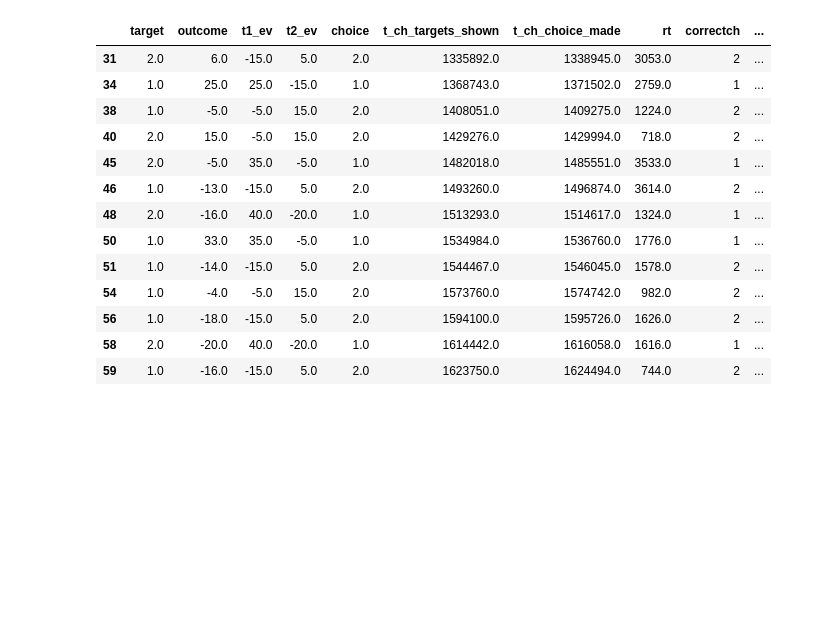
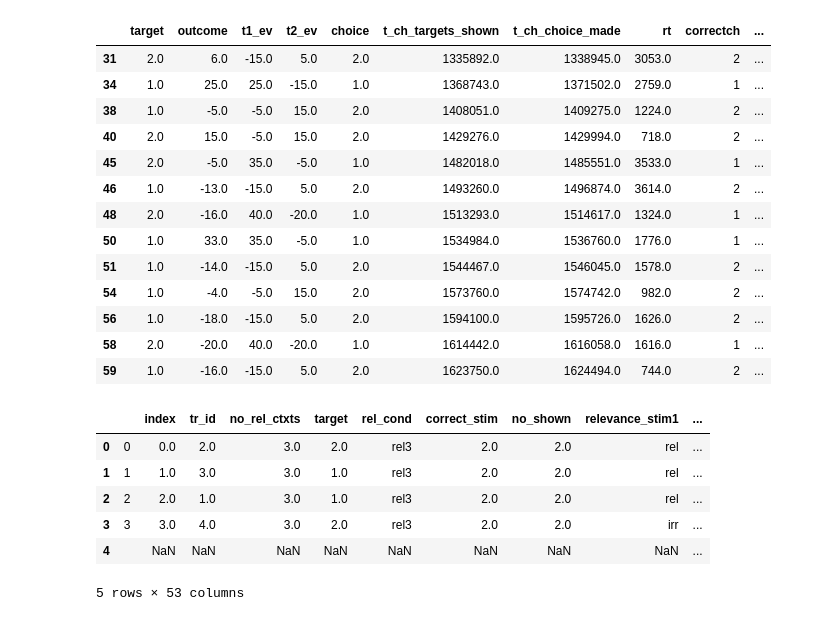
Before and after one commit to ozika/tasks-for-grants, a Jupyter notebook: contextual-inference/analysis/basic_check.ipynb, the cells around one changed output. Saved outputs shown, nothing was run; the diff lists cells and outputs as text; code cells hidden in the pictures; blank space fills up the shorter version.

```diff
--- a/contextual-inference/analysis/basic_check.ipynb
+++ b/contextual-inference/analysis/basic_check.ipynb
@@ -66,4 +66,13 @@ chdata
 | 58 | 2.0 | -20.0 | 40.0 | -20.0 | 1.0 | 1614442.0 | 1616058.0 | 1616.0 | 1 | ... |
 | 59 | 1.0 | -16.0 | -15.0 | 5.0 | 2.0 | 1623750.0 | 1624494.0 | 744.0 | 2 | ... |
 # %%
-data = pd.read_json(os.path.join(get_root(".tasks_root"), "contextual-inference", "data", "aaa2aaa2_r3_main1_2_test.json"))
+data = pd.read_json(os.path.join(get_root(".tasks_root"), "contextual-inference", "data", "bbb2aaa2_r3_main1_2_test.json"))
+data
+# %% [output]
+|  |  | index | tr_id | no_rel_ctxts | target | rel_cond | correct_stim | no_shown | relevance_stim1 | ... |
+| 0 | 0 | 0.0 | 2.0 | 3.0 | 2.0 | rel3 | 2.0 | 2.0 | rel | ... |
+| 1 | 1 | 1.0 | 3.0 | 3.0 | 1.0 | rel3 | 2.0 | 2.0 | rel | ... |
+| 2 | 2 | 2.0 | 1.0 | 3.0 | 1.0 | rel3 | 2.0 | 2.0 | rel | ... |
+| 3 | 3 | 3.0 | 4.0 | 3.0 | 2.0 | rel3 | 2.0 | 2.0 | irr | ... |
+| 4 |  | NaN | NaN | NaN | NaN | NaN | NaN | NaN | NaN | ... |
+5 rows × 53 columns
```
Also changed, not shown: 41 other files.
